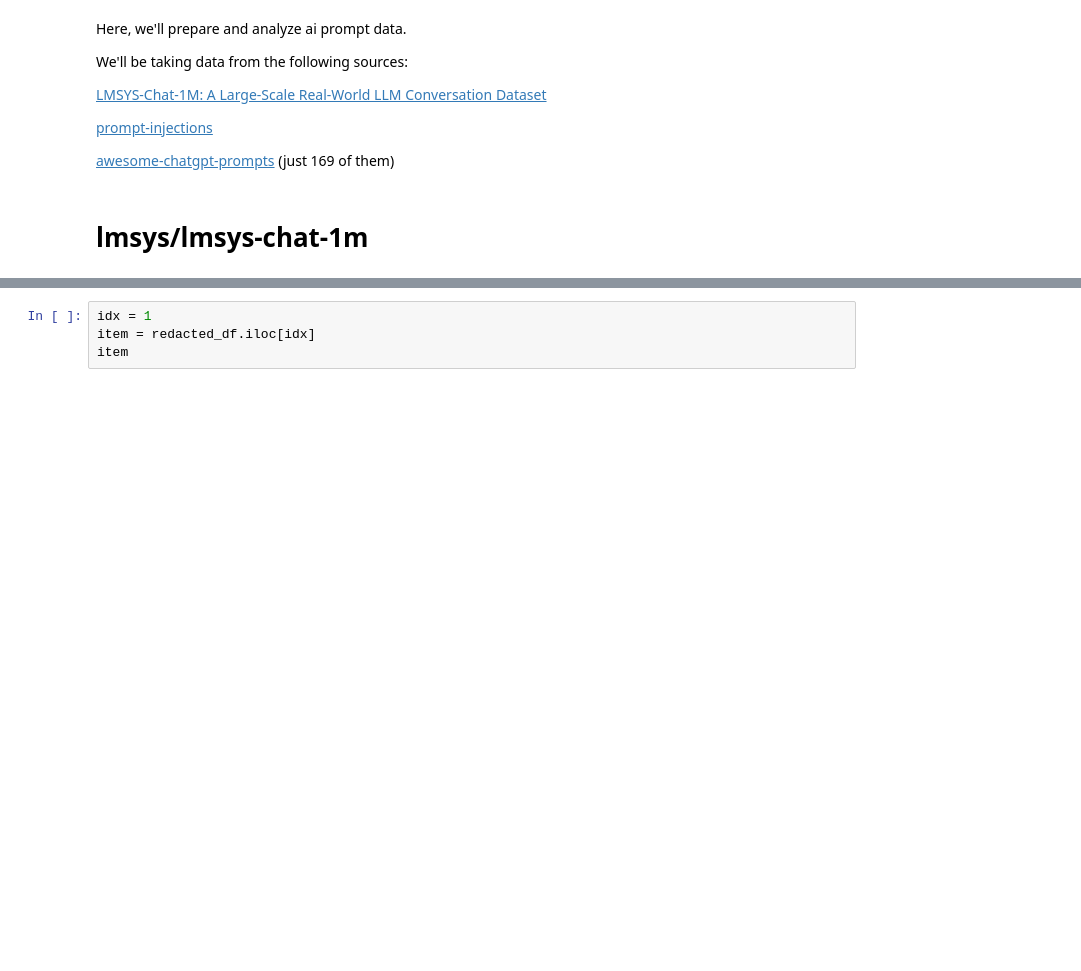
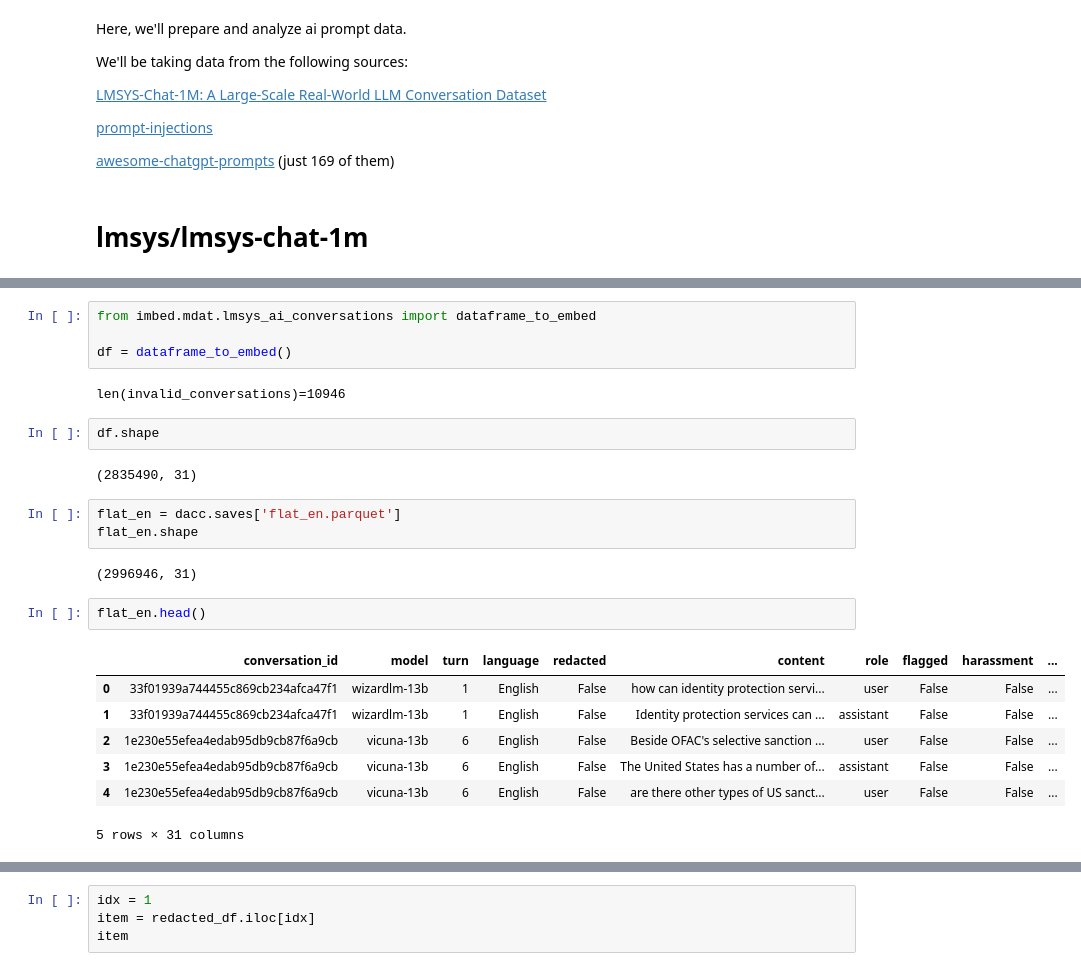
Before and after one commit to thorwhalen/imbed, a Jupyter notebook: misc/ai_prompts.ipynb, the cells around one changed output, grey strips where cells are left out. Saved outputs shown, nothing was run; the diff lists cells and outputs as text; blank space fills up the shorter version.

```diff
--- a/misc/ai_prompts.ipynb
+++ b/misc/ai_prompts.ipynb
@@ -76,0 +319,25 @@ redacted_df.shape
+# %%
+from imbed.mdat.lmsys_ai_conversations import dataframe_to_embed
+
+df = dataframe_to_embed()
+# %% [output]
+len(invalid_conversations)=10946
+# %%
+df.shape
+# %% [output]
+(2835490, 31)
+# %%
+flat_en = dacc.saves['flat_en.parquet']
+flat_en.shape
+# %% [output]
+(2996946, 31)
+# %%
+flat_en.head()
+# %% [output]
+|  | conversation_id | model | turn | language | redacted | content | role | flagged | harassment | ... |
+| 0 | 33f01939a744455c869cb234afca47f1 | wizardlm-13b | 1 | English | False | how can identity protection servi... | user | False | False | ... |
+| 1 | 33f01939a744455c869cb234afca47f1 | wizardlm-13b | 1 | English | False | Identity protection services can ... | assistant | False | False | ... |
+| 2 | 1e230e55efea4edab95db9cb87f6a9cb | vicuna-13b | 6 | English | False | Beside OFAC's selective sanction ... | user | False | False | ... |
+| 3 | 1e230e55efea4edab95db9cb87f6a9cb | vicuna-13b | 6 | English | False | The United States has a number of... | assistant | False | False | ... |
+| 4 | 1e230e55efea4edab95db9cb87f6a9cb | vicuna-13b | 6 | English | False | are there other types of US sanct... | user | False | False | ... |
+5 rows × 31 columns
```
Also changed, not shown: parts of 86 cells of this notebook, 2 other files.
